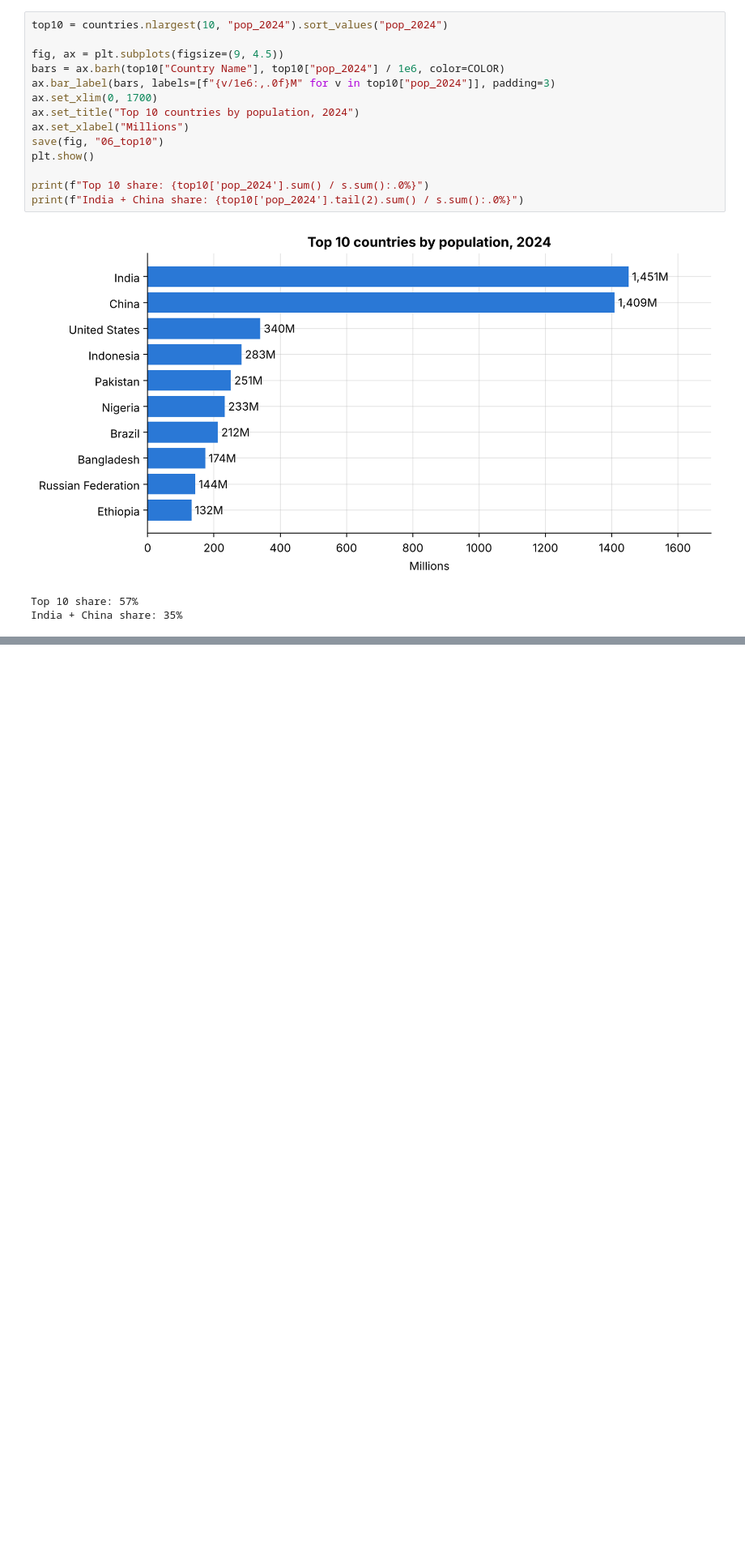
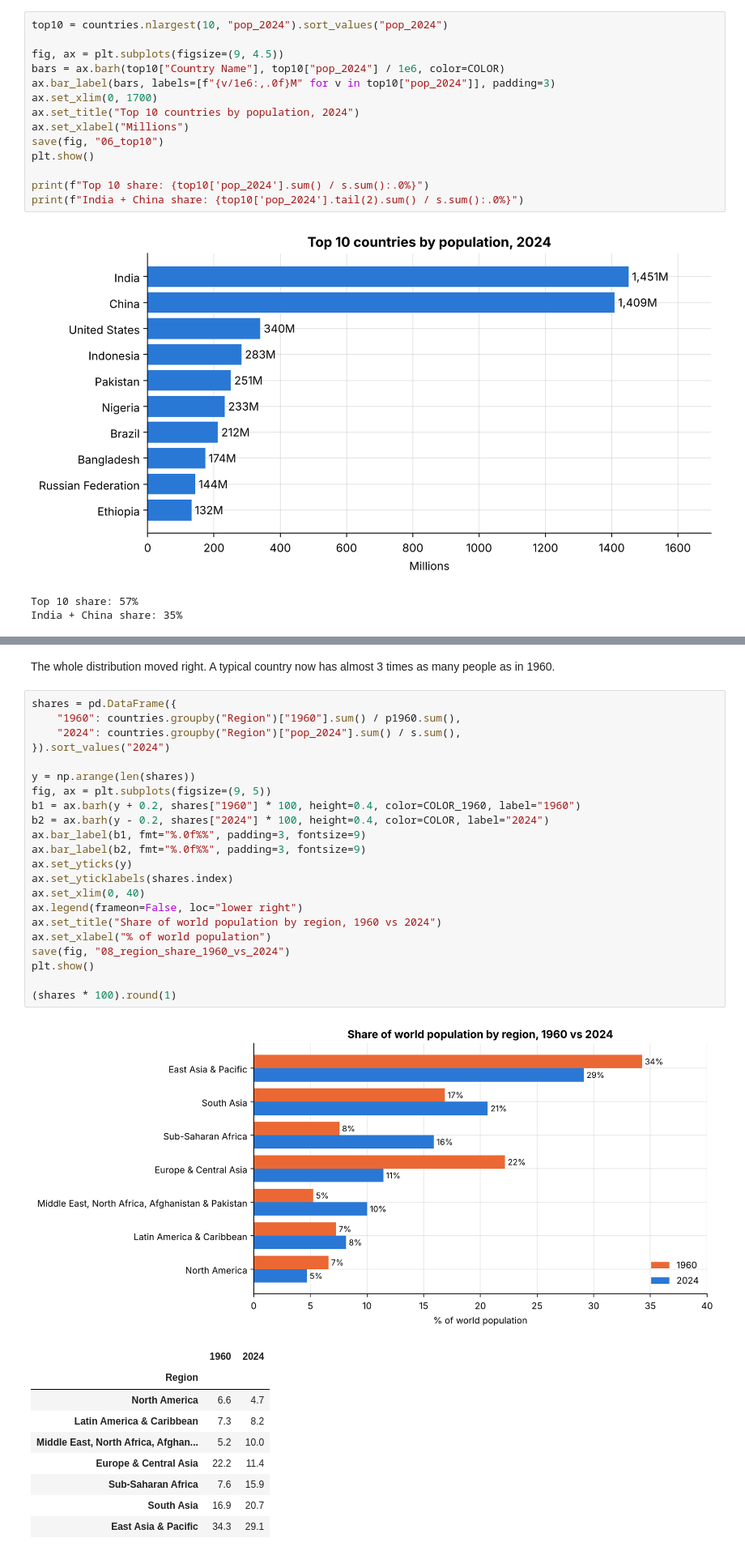
Before and after one commit to alhaddad-a/PRODIGY_DS_01, a Jupyter notebook: Task1_Population_Distribution.ipynb, the cells around one changed output, grey strips where cells are left out. Shown at 81% size. Drawn from its saved outputs; the diff is of its cells as text; blank space fills up the shorter version.

```diff
--- a/Task1_Population_Distribution.ipynb
+++ b/Task1_Population_Distribution.ipynb
@@ -227,0 +256,35 @@ India + China share: 35%
+# %% [markdown]
+The whole distribution moved right. A typical country now has almost 3 times as many people as in 1960.
+# %%
+shares = pd.DataFrame({
+    "1960": countries.groupby("Region")["1960"].sum() / p1960.sum(),
+    "2024": countries.groupby("Region")["pop_2024"].sum() / s.sum(),
+}).sort_values("2024")
+
+y = np.arange(len(shares))
+fig, ax = plt.subplots(figsize=(9, 5))
+b1 = ax.barh(y + 0.2, shares["1960"] * 100, height=0.4, color=COLOR_1960, label="1960")
+b2 = ax.barh(y - 0.2, shares["2024"] * 100, height=0.4, color=COLOR, label="2024")
+ax.bar_label(b1, fmt="%.0f%%", padding=3, fontsize=9)
+ax.bar_label(b2, fmt="%.0f%%", padding=3, fontsize=9)
+ax.set_yticks(y)
+ax.set_yticklabels(shares.index)
+ax.set_xlim(0, 40)
+ax.legend(frameon=False, loc="lower right")
+ax.set_title("Share of world population by region, 1960 vs 2024")
+ax.set_xlabel("% of world population")
+save(fig, "08_region_share_1960_vs_2024")
+plt.show()
+
+(shares * 100).round(1)
+# %% [output]
+[figure, added]
+|  | 1960 | 2024 |
+| Region |  |  |
+| North America | 6.6 | 4.7 |
+| Latin America & Caribbean | 7.3 | 8.2 |
+| Middle East, North Africa, Afghan... | 5.2 | 10.0 |
+| Europe & Central Asia | 22.2 | 11.4 |
+| Sub-Saharan Africa | 7.6 | 15.9 |
+| South Asia | 16.9 | 20.7 |
+| East Asia & Pacific | 34.3 | 29.1 |
```
Also changed, not shown: parts of 8 cells of this notebook, 3 other files.
